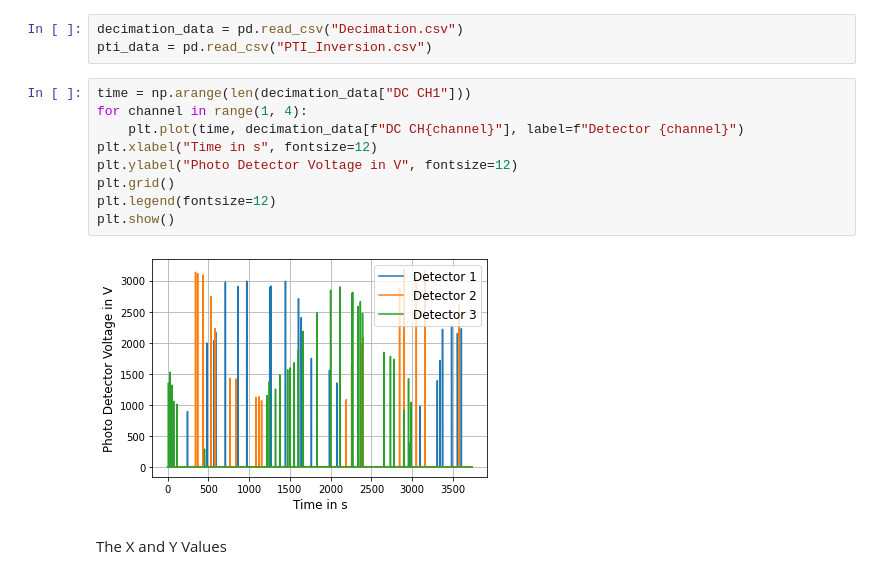
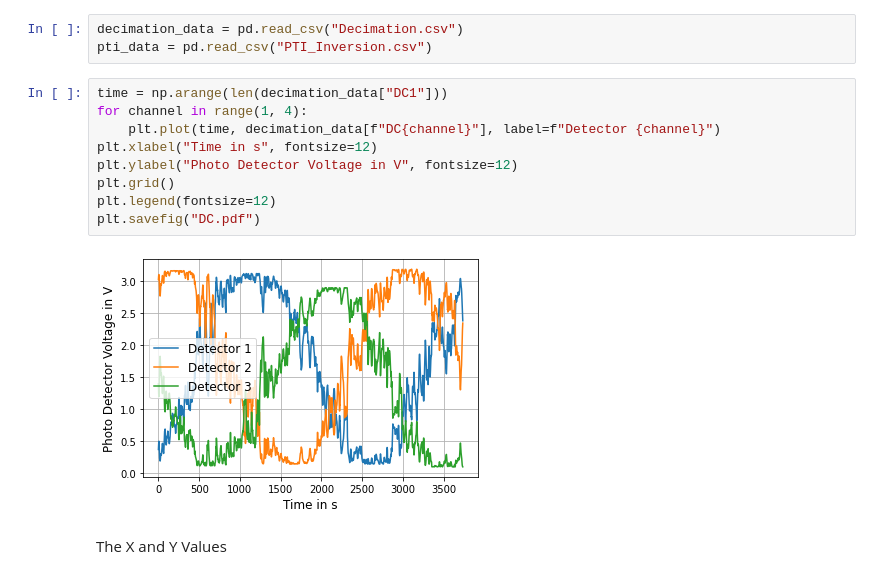
Before and after one commit to bilaljo/MiniPTI, a Jupyter notebook: notebooks/passepartout.ipynb, the cells around one changed output. Cells and saved outputs as stored; diff of their text form.

```diff
--- a/notebooks/passepartout.ipynb
+++ b/notebooks/passepartout.ipynb
@@ -6,16 +6,16 @@ from matplotlib import pyplot as plt
 decimation_data = pd.read_csv("Decimation.csv")
 pti_data = pd.read_csv("PTI_Inversion.csv")
 # %%
-time = np.arange(len(decimation_data["DC CH1"]))
+time = np.arange(len(decimation_data["DC1"]))
 for channel in range(1, 4):
-    plt.plot(time, decimation_data[f"DC CH{channel}"], label=f"Detector {channel}")
+    plt.plot(time, decimation_data[f"DC{channel}"], label=f"Detector {channel}")
 plt.xlabel("Time in s", fontsize=12)
 plt.ylabel("Photo Detector Voltage in V", fontsize=12)
 plt.grid()
 plt.legend(fontsize=12)
-plt.show()
+plt.savefig("DC.pdf")
 # %% [output]
-[figure, old version]
+[figure, new version]
 # %% [markdown]
 The X and Y Values
 # %% [markdown]
```
Also changed, not shown: parts of 3 cells of this notebook, 1 other file.
